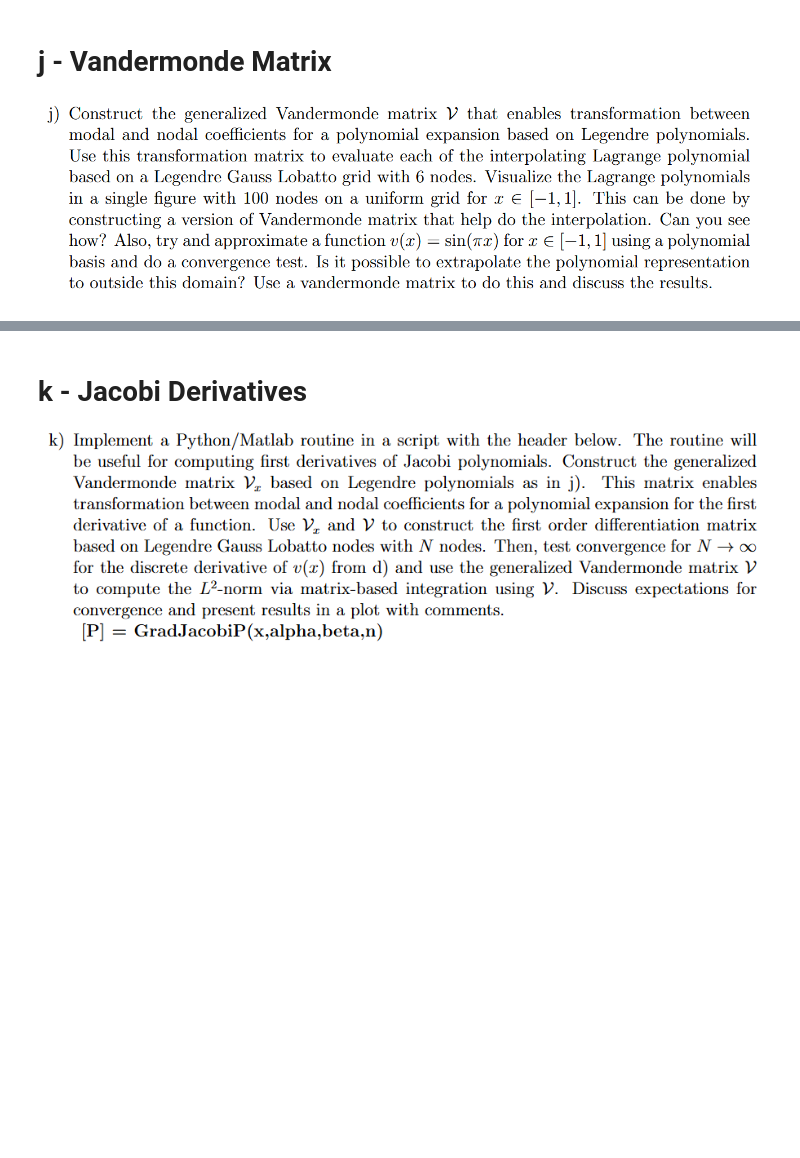
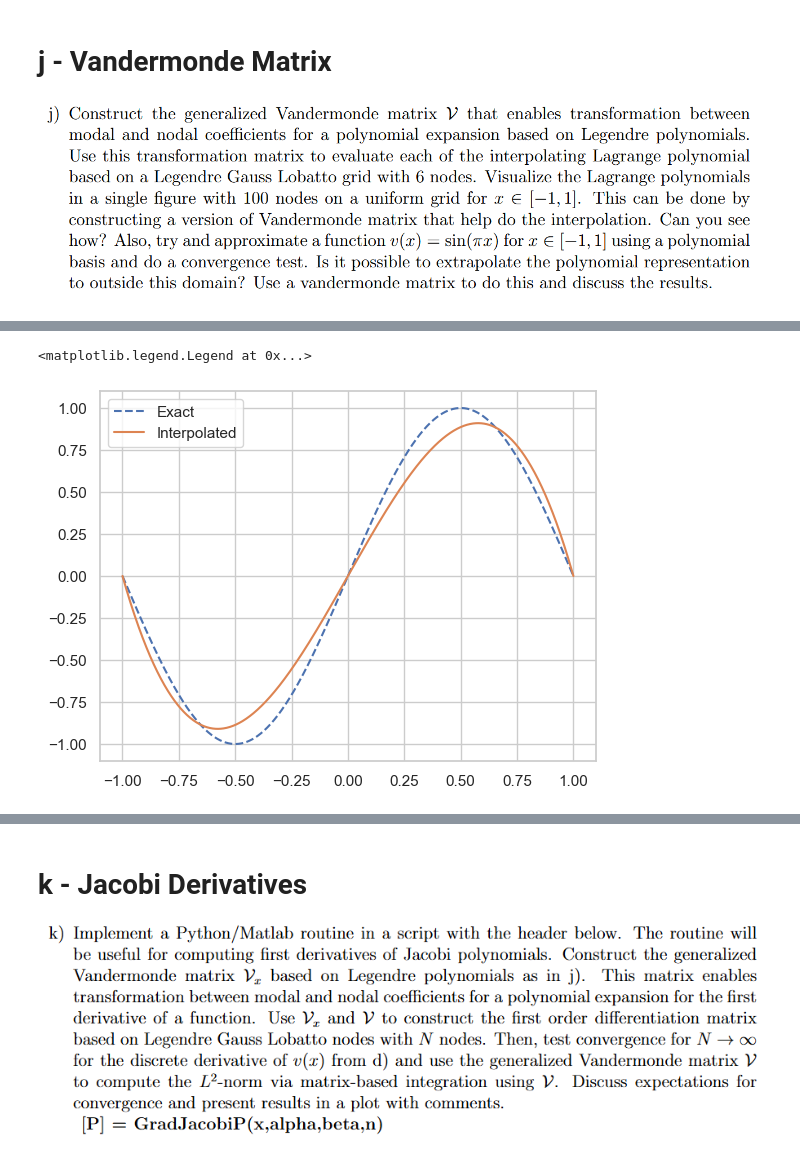
Before and after one commit to JeppeKlitgaard/02689-Advanced-Numerical-Methods, a Jupyter notebook: assignment_1/jk_2_polynomial.ipynb, the cells around one changed output, grey strips where cells are left out. Drawn from its saved outputs; the diff is of its cells as text; code cells hidden in the pictures; blank space fills up the shorter version.

```diff
--- a/assignment_1/jk_2_polynomial.ipynb
+++ b/assignment_1/jk_2_polynomial.ipynb
@@ -307,0 +410,31 @@ Text(0.5, 1.0, 'Reconstruction error')
+# %%
+def v(x):
+    # Domain: [-1, 1]
+    return np.sin(np.pi * x)
+
+
+x_eval = np.linspace(-1, 1, 1000)
+v_exact = v(x_eval)
+
+N = 5
+P = N - 1
+
+x_nodes = JacobiGL(alpha, beta, P)
+v_nodes = v(x_nodes)
+
+# Construct Vandermonde to convert nodal -> modal
+# v_nodal = V @ v_modal => v_modal = V^{-1} @ v_nodal
+V = jacobi_p(x_nodes, alpha, beta, P)
+v_modal = np.linalg.solve(V, v_nodes)
+
+# Now construct interpolation Vandermonde and use it to go back to nodal
+V_eval = jacobi_p(x_eval, alpha, beta, P)
+v_nodal_interpolated = V_eval @ v_modal
+
+plt.figure()
+plt.plot(x_eval, v_exact, label="Exact", linestyle="--")
+plt.plot(x_eval, v_nodal_interpolated, label="Interpolated", linestyle="-")
+plt.legend()
+# %% [output]
+<matplotlib.legend.Legend at 0x...>
+[figure, added]
```
Also changed, not shown: parts of 14 cells of this notebook, 1 other file.
